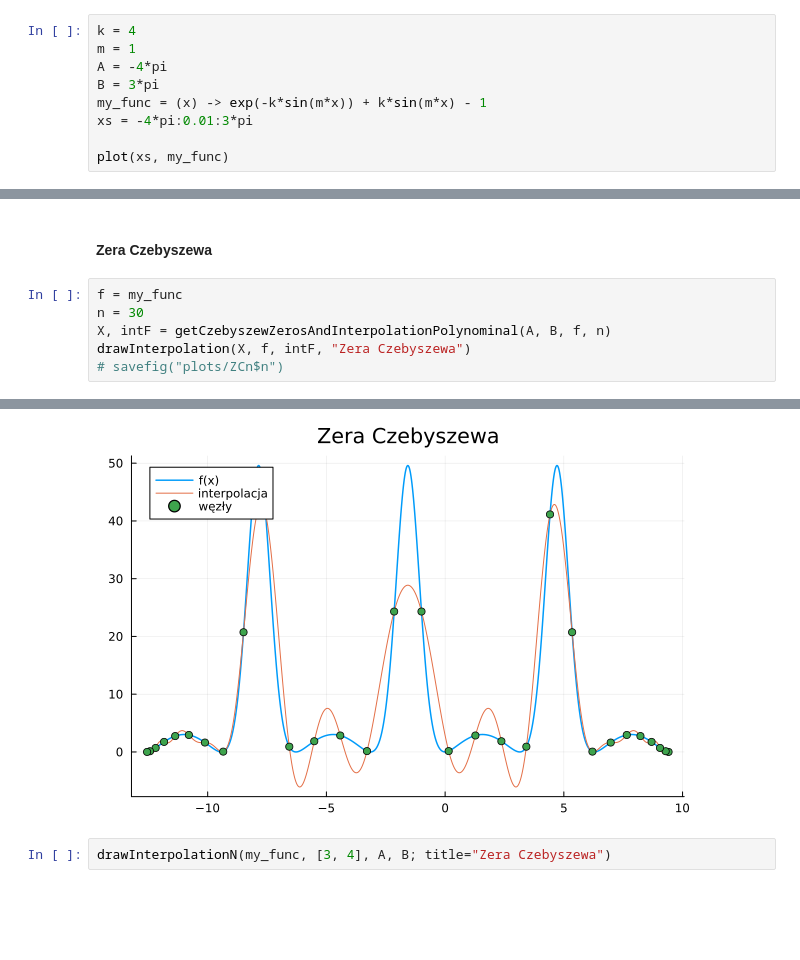
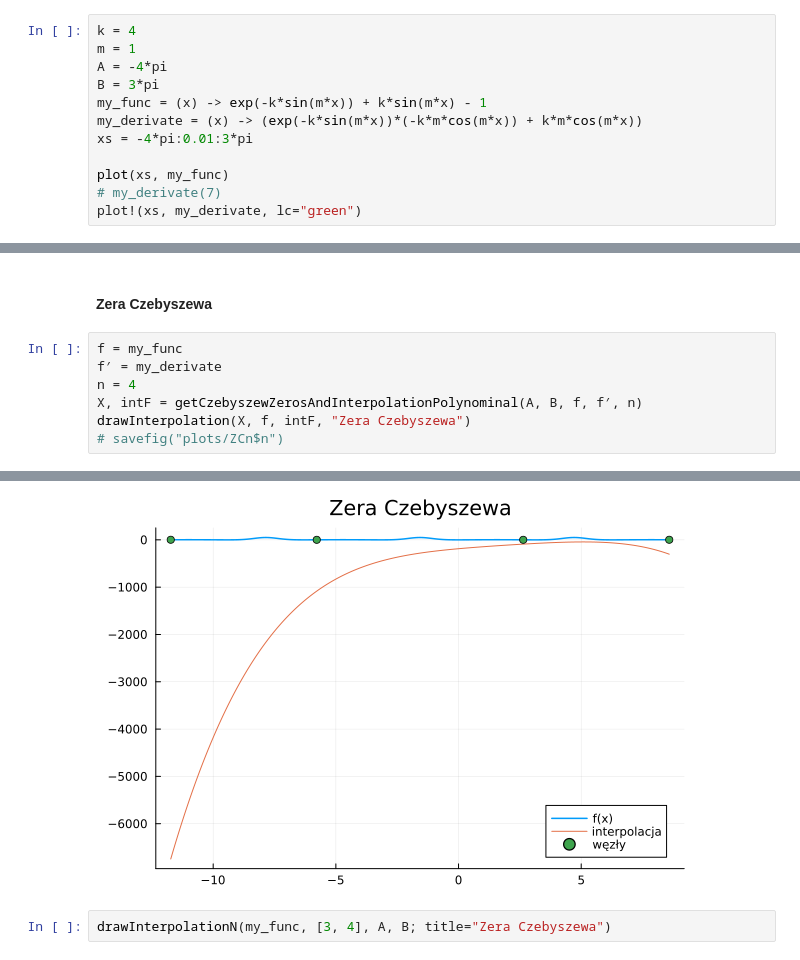
Before and after one commit to c-i-a-s-t-e-k/MOwNiT, a Jupyter notebook: lab2/InterpolacjaHermite.ipynb, the cells around one changed output, grey strips where cells are left out. Saved outputs shown, nothing was run; the diff lists cells and outputs as text; blank space fills up the shorter version.

```diff
--- a/lab2/InterpolacjaHermite.ipynb
+++ b/lab2/InterpolacjaHermite.ipynb
@@ -129,7 +113,10 @@ m = 1
 A = -4*pi
 B = 3*pi
 my_func = (x) -> exp(-k*sin(m*x)) + k*sin(m*x) - 1
+my_derivate = (x) -> (exp(-k*sin(m*x))*(-k*m*cos(m*x)) + k*m*cos(m*x))
 xs = -4*pi:0.01:3*pi
 
 plot(xs, my_func)
+# my_derivate(7)
+plot!(xs, my_derivate, lc="green")
 # %% [output]
@@ -163,8 +151,9 @@ ylims!((-20, 100))
 #### Zera Czebyszewa
 # %%
 f = my_func
-n = 30
-X, intF = getCzebyszewZerosAndInterpolationPolynominal(A, B, f, n)
+f′ = my_derivate
+n = 4
+X, intF = getCzebyszewZerosAndInterpolationPolynominal(A, B, f, f′, n)
 drawInterpolation(X, f, intF, "Zera Czebyszewa")
 # savefig("plots/ZCn$n")
 # %% [output]
@@ -171,4 +180,4 @@ drawInterpolation(X, f, intF, "Zera Czebyszewa")
-[figure, old version]
+[figure, new version]
 # %%
 drawInterpolationN(my_func, [3, 4], A, B; title="Zera Czebyszewa")
 # %% [output]
```
Also changed, not shown: parts of 9 cells of this notebook, 6 other files.
